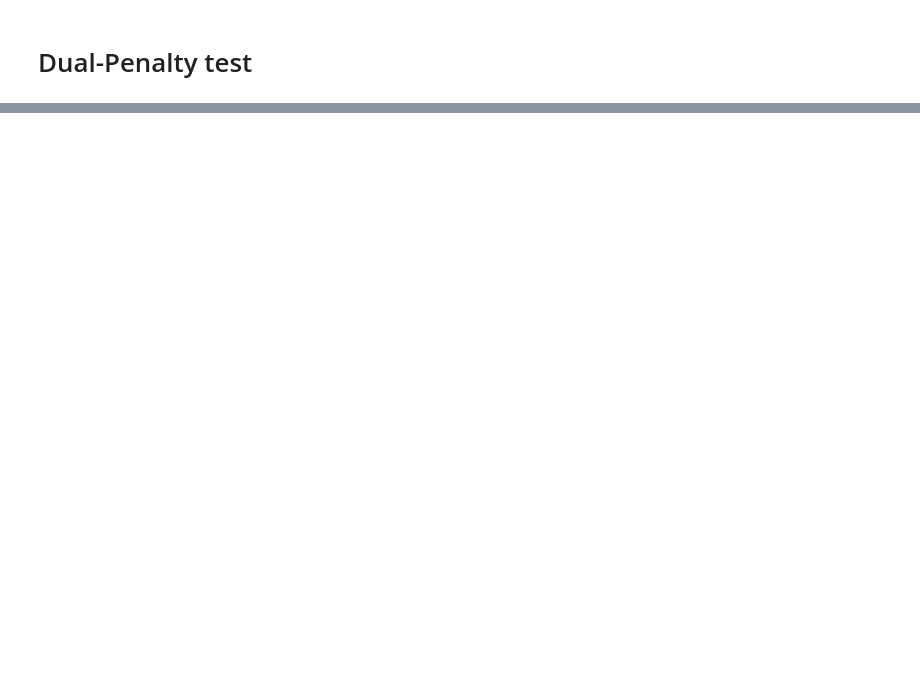
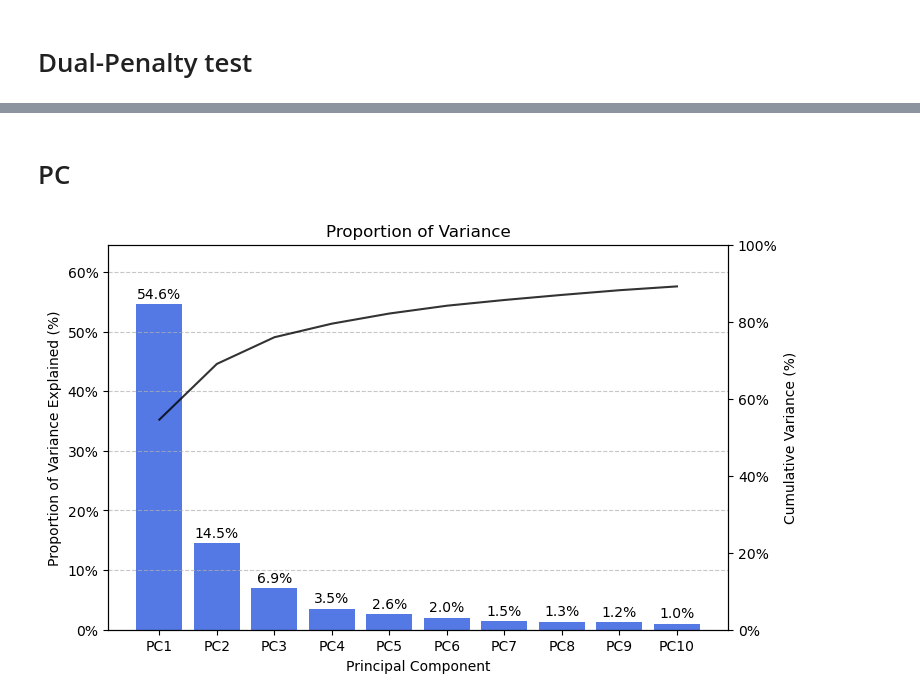
Before and after one commit to simmelholt/ML-codes, a Jupyter notebook: Master Thesis.ipynb, the cells around one changed output, grey strips where cells are left out. Saved outputs shown, nothing was run; the diff lists cells and outputs as text; code cells hidden in the pictures; blank space fills up the shorter version.

```diff
--- a/Master Thesis.ipynb
+++ b/Master Thesis.ipynb
@@ -934,0 +917,49 @@ cov_test.shape
+# %% [markdown]
+# PC
+# %%
+import matplotlib.pyplot as plt
+from sklearn.decomposition import PCA
+
+# Apply PCA without standardization
+pca = PCA()
+pca.fit(df_wide)
+
+# Get explained variance ratio for the first 10 components
+explained_variance_ratio = pca.explained_variance_ratio_[:10]
+cumulative_variance = np.cumsum(explained_variance_ratio)
+
+# Plot
+fig, ax1 = plt.subplots(figsize=(8, 5))
+
+# Bar chart for individual variance explained
+bars = ax1.bar(range(1, 11), explained_variance_ratio * 100, color="royalblue", alpha=0.9)
+
+# Annotate bars with one decimal place
+for bar, value in zip(bars, explained_variance_ratio * 100):
+    ax1.text(bar.get_x() + bar.get_width() / 2, bar.get_height() + 1, f"{value:.1f}%", ha="center", fontsize=10)
+
+# Line plot for cumulative variance (black line)
+ax2 = ax1.twinx()
+ax2.plot(range(1, 11), cumulative_variance * 100, color="black", linestyle="-", alpha=0.8)
+
+# Labels
+ax1.set_xlabel("Principal Component")
+ax1.set_ylabel("Proportion of Variance Explained (%)")
+ax2.set_ylabel("Cumulative Variance (%)")
+ax1.set_title("Proportion of Variance")
+
+# X-axis ticks
+ax1.set_xticks(range(1, 11))
+ax1.set_xticklabels([f"PC{i}" for i in range(1, 11)])
+
+# Grid and limits
+ax1.set_ylim(0, max(explained_variance_ratio * 100) + 10)
+ax2.set_ylim(0, 100)
+ax1.yaxis.set_major_formatter(plt.FuncFormatter(lambda y, _: f"{int(y)}%"))
+ax2.yaxis.set_major_formatter(plt.FuncFormatter(lambda y, _: f"{int(y)}%"))
+ax1.grid(axis="y", linestyle="--", alpha=0.7)
+
+# Show plot
+plt.show()
+# %% [output]
+[figure, added]
```
Also changed, not shown: parts of 25 cells of this notebook.
